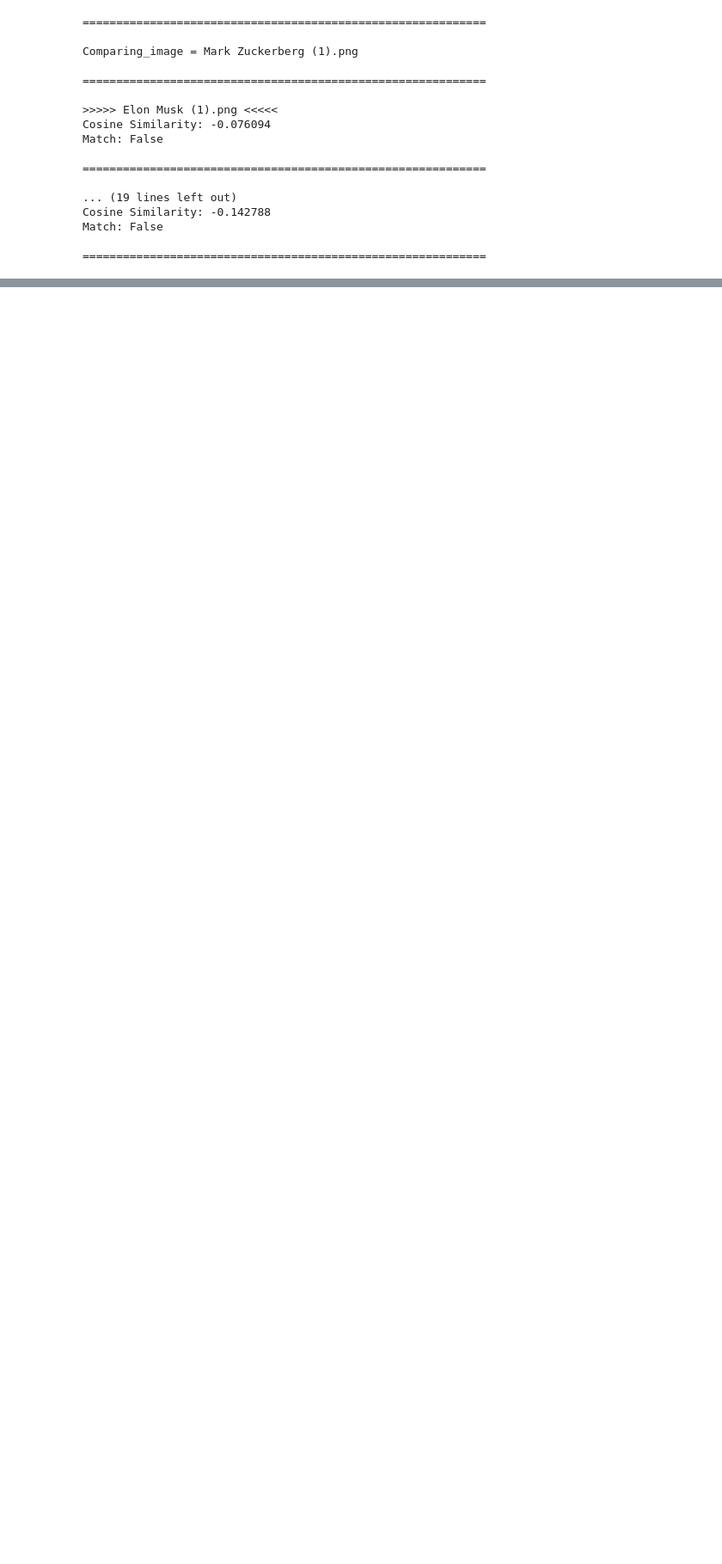
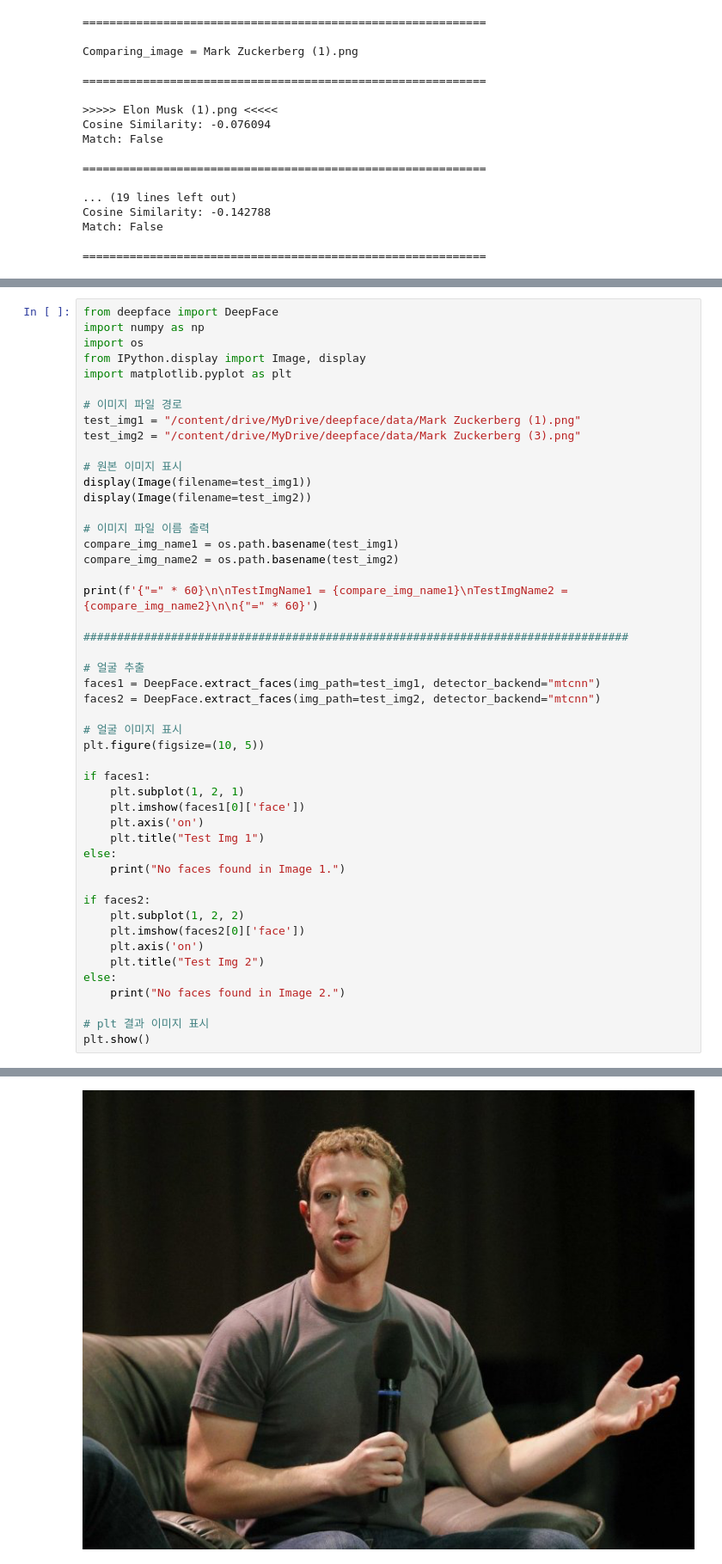
Before and after one commit to Jng-su/ai-deepface, a Jupyter notebook: deepface.ipynb, the cells around one changed output, grey strips where cells are left out. Shown at 86% size. Drawn from its saved outputs; the diff is of its cells as text; blank space fills up the shorter version.

```diff
--- a/deepface.ipynb
+++ b/deepface.ipynb
@@ -192,0 +192,49 @@ Match: False
+# %%
+from deepface import DeepFace
+import numpy as np
+import os
+from IPython.display import Image, display
+import matplotlib.pyplot as plt
+
+# 이미지 파일 경로
+test_img1 = "/content/drive/MyDrive/deepface/data/Mark Zuckerberg (1).png"
+test_img2 = "/content/drive/MyDrive/deepface/data/Mark Zuckerberg (3).png"
+
+# 원본 이미지 표시
+display(Image(filename=test_img1))
+display(Image(filename=test_img2))
+
+# 이미지 파일 이름 출력
+compare_img_name1 = os.path.basename(test_img1)
+compare_img_name2 = os.path.basename(test_img2)
+
+print(f'{"=" * 60}\n\nTestImgName1 = {compare_img_name1}\nTestImgName2 = {compare_img_name2}\n\n{"=" * 60}')
+
+#################################################################################
+
+# 얼굴 추출
+faces1 = DeepFace.extract_faces(img_path=test_img1, detector_backend="mtcnn")
+faces2 = DeepFace.extract_faces(img_path=test_img2, detector_backend="mtcnn")
+
+# 얼굴 이미지 표시
+plt.figure(figsize=(10, 5))
+
+if faces1:
+    plt.subplot(1, 2, 1)
+    plt.imshow(faces1[0]['face'])
+    plt.axis('on')
+    plt.title("Test Img 1")
+else:
+    print("No faces found in Image 1.")
+
+if faces2:
+    plt.subplot(1, 2, 2)
+    plt.imshow(faces2[0]['face'])
+    plt.axis('on')
+    plt.title("Test Img 2")
+else:
+    print("No faces found in Image 2.")
+
+# plt 결과 이미지 표시
+plt.show()
+# %% [output]
@@ -192,0 +242 @@ Match: False
+[figure, added]
```
Also changed, not shown: parts of 12 cells of this notebook.
